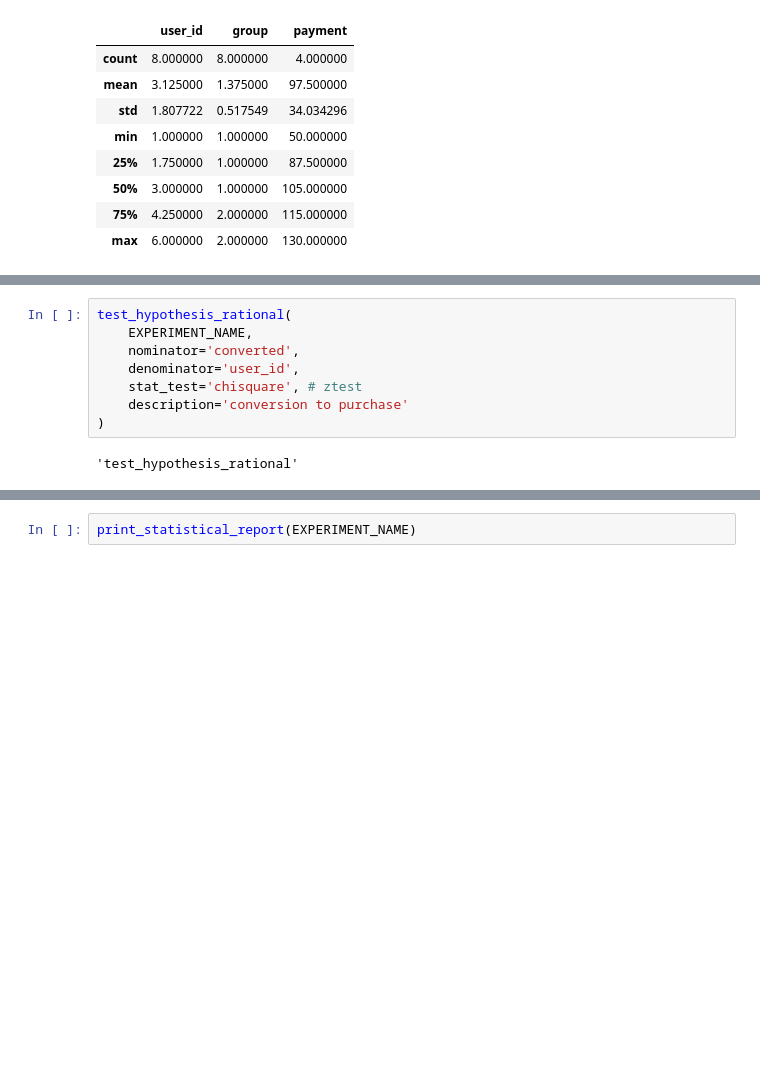
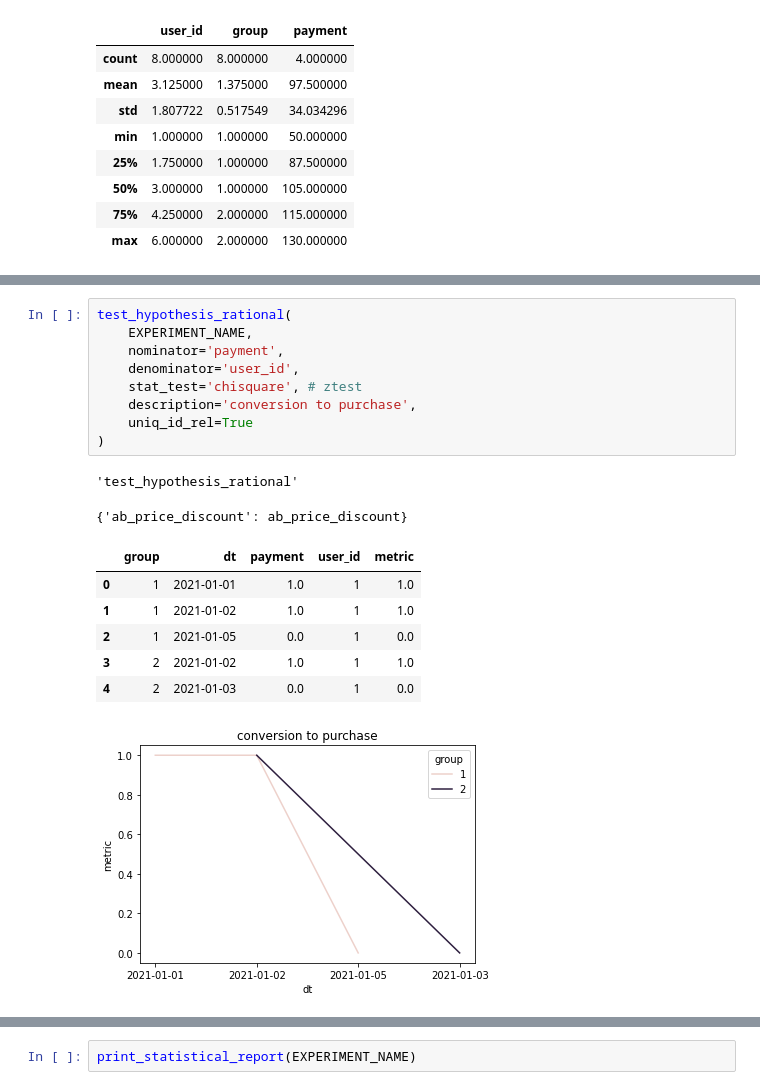
Before and after one commit to sqweptic/burnaby, a Jupyter notebook: src/example.ipynb, the cells around one changed output, grey strips where cells are left out. Cells and saved outputs as stored; diff of their text form; blank space fills up the shorter version.

Commit message:
drawing metrics' charts

```diff
--- a/src/example.ipynb
+++ b/src/example.ipynb
@@ -66,13 +71,22 @@ validate_ab_test_data(EXPERIMENT_NAME, validators=[])
 # %%
 test_hypothesis_rational(
     EXPERIMENT_NAME,
-    nominator='converted',
+    nominator='payment',
     denominator='user_id',
     stat_test='chisquare', # ztest
-    description='conversion to purchase'
+    description='conversion to purchase',
+    uniq_id_rel=True
 )
 # %% [output]
 'test_hypothesis_rational'
+{'ab_price_discount': ab_price_discount}
+|  | group | dt | payment | user_id | metric |
+| 0 | 1 | 2021-01-01 | 1.0 | 1 | 1.0 |
+| 1 | 1 | 2021-01-02 | 1.0 | 1 | 1.0 |
+| 2 | 1 | 2021-01-05 | 0.0 | 1 | 0.0 |
+| 3 | 2 | 2021-01-02 | 1.0 | 1 | 1.0 |
+| 4 | 2 | 2021-01-03 | 0.0 | 1 | 0.0 |
+[figure, added]
 # %%
 test_hypothesis_continuous(
     EXPERIMENT_NAME,
```
Also changed, not shown: parts of 4 cells of this notebook, 4 other files.
